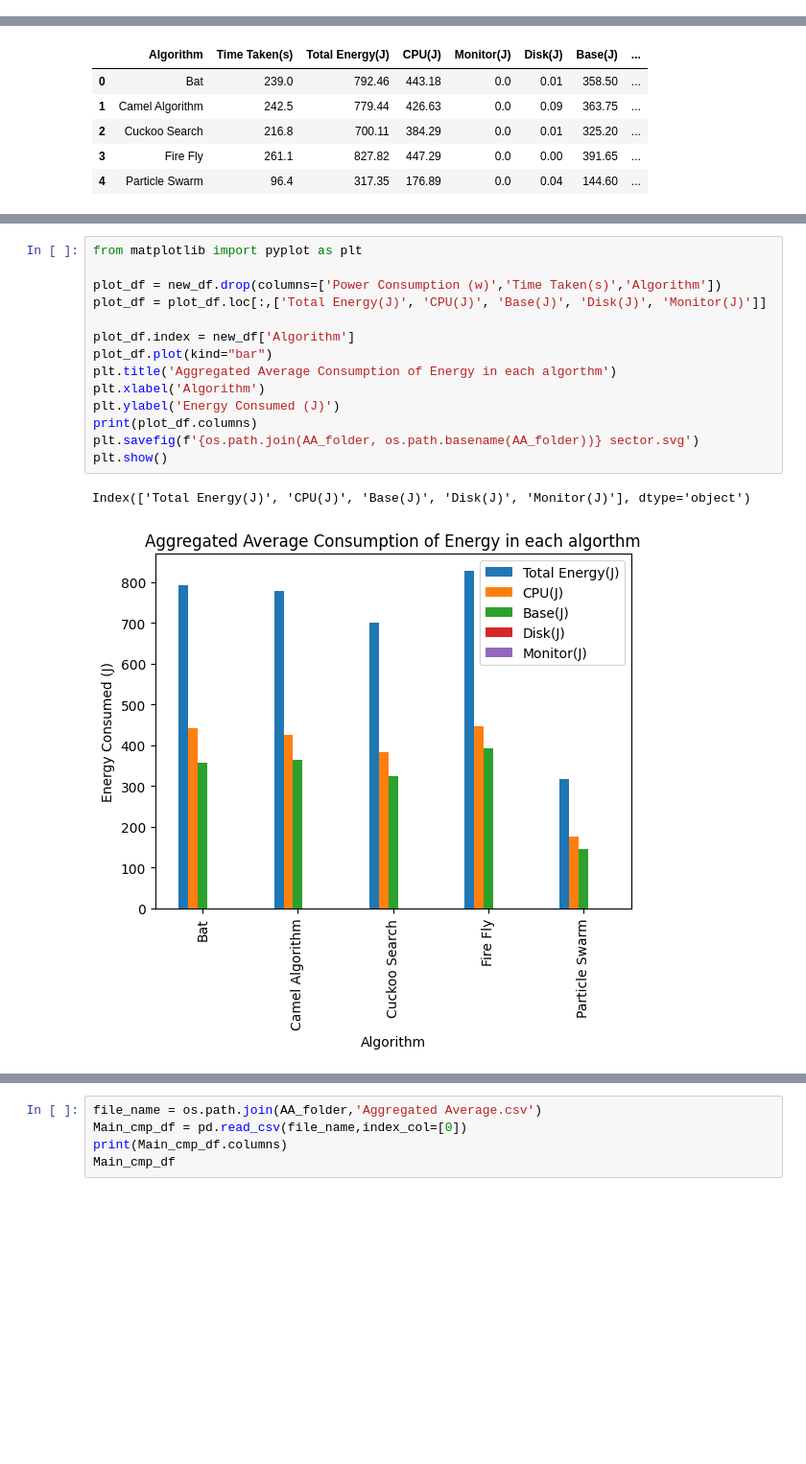
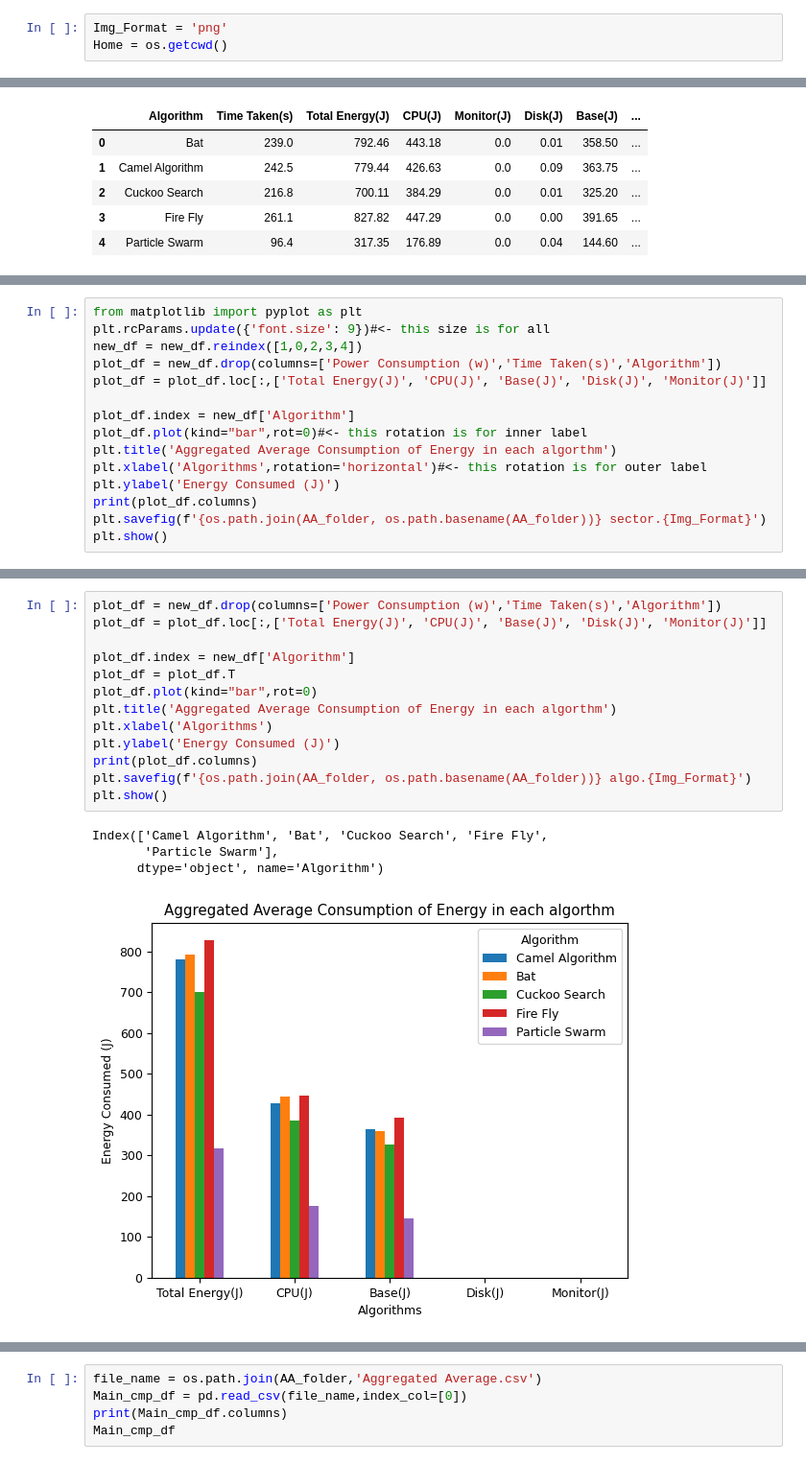
Before and after one commit to ChanderJindal/Analyzing-and-Rating-Greenness-of-Nature-Inspired-Algorithms, a Jupyter notebook: code/graphs.ipynb, the cells around one changed output, grey strips where cells are left out. Shown at 96% size. Cells and saved outputs as stored; diff of their text form; blank space fills up the shorter version.

```diff
--- a/code/graphs.ipynb
+++ b/code/graphs.ipynb
@@ -3,6 +3,9 @@ import os
 import json
 import numpy as np
 import pandas as pd
+# %%
+Img_Format = 'png'
+Home = os.getcwd()
 # %%
 Top_folder = os.path.join(Home,'Top Vals')
 Top_folder_prefix = '_peak_values.csv'
@@ -106,0 +130,15 @@ new_df
+# %%
+from matplotlib import pyplot as plt
+plt.rcParams.update({'font.size': 9})#<- this size is for all
+new_df = new_df.reindex([1,0,2,3,4])
+plot_df = new_df.drop(columns=['Power Consumption (w)','Time Taken(s)','Algorithm'])
+plot_df = plot_df.loc[:,['Total Energy(J)', 'CPU(J)', 'Base(J)', 'Disk(J)', 'Monitor(J)']]
+
+plot_df.index = new_df['Algorithm']
+plot_df.plot(kind="bar",rot=0)#<- this rotation is for inner label
+plt.title('Aggregated Average Consumption of Energy in each algorthm')
+plt.xlabel('Algorithms',rotation='horizontal')#<- this rotation is for outer label
+plt.ylabel('Energy Consumed (J)')
+print(plot_df.columns)
+plt.savefig(f'{os.path.join(AA_folder, os.path.basename(AA_folder))} sector.{Img_Format}')
+plt.show()
@@ -107,17 +148,18 @@ new_df
 # %%
-from matplotlib import pyplot as plt
-
 plot_df = new_df.drop(columns=['Power Consumption (w)','Time Taken(s)','Algorithm'])
 plot_df = plot_df.loc[:,['Total Energy(J)', 'CPU(J)', 'Base(J)', 'Disk(J)', 'Monitor(J)']]
 
 plot_df.index = new_df['Algorithm']
-plot_df.plot(kind="bar")
+plot_df = plot_df.T
+plot_df.plot(kind="bar",rot=0)
 plt.title('Aggregated Average Consumption of Energy in each algorthm')
-plt.xlabel('Algorithm')
+plt.xlabel('Algorithms')
 plt.ylabel('Energy Consumed (J)')
 print(plot_df.columns)
-plt.savefig(f'{os.path.join(AA_folder, os.path.basename(AA_folder))} sector.svg')
+plt.savefig(f'{os.path.join(AA_folder, os.path.basename(AA_folder))} algo.{Img_Format}')
 plt.show()
 # %% [output]
-Index(['Total Energy(J)', 'CPU(J)', 'Base(J)', 'Disk(J)', 'Monitor(J)'], dtype='object')
+Index(['Camel Algorithm', 'Bat', 'Cuckoo Search', 'Fire Fly',
+       'Particle Swarm'],
+      dtype='object', name='Algorithm')
-[figure, old version]
+[figure, new version]
```
Also changed, not shown: parts of 5 cells of this notebook, 23 other files.
